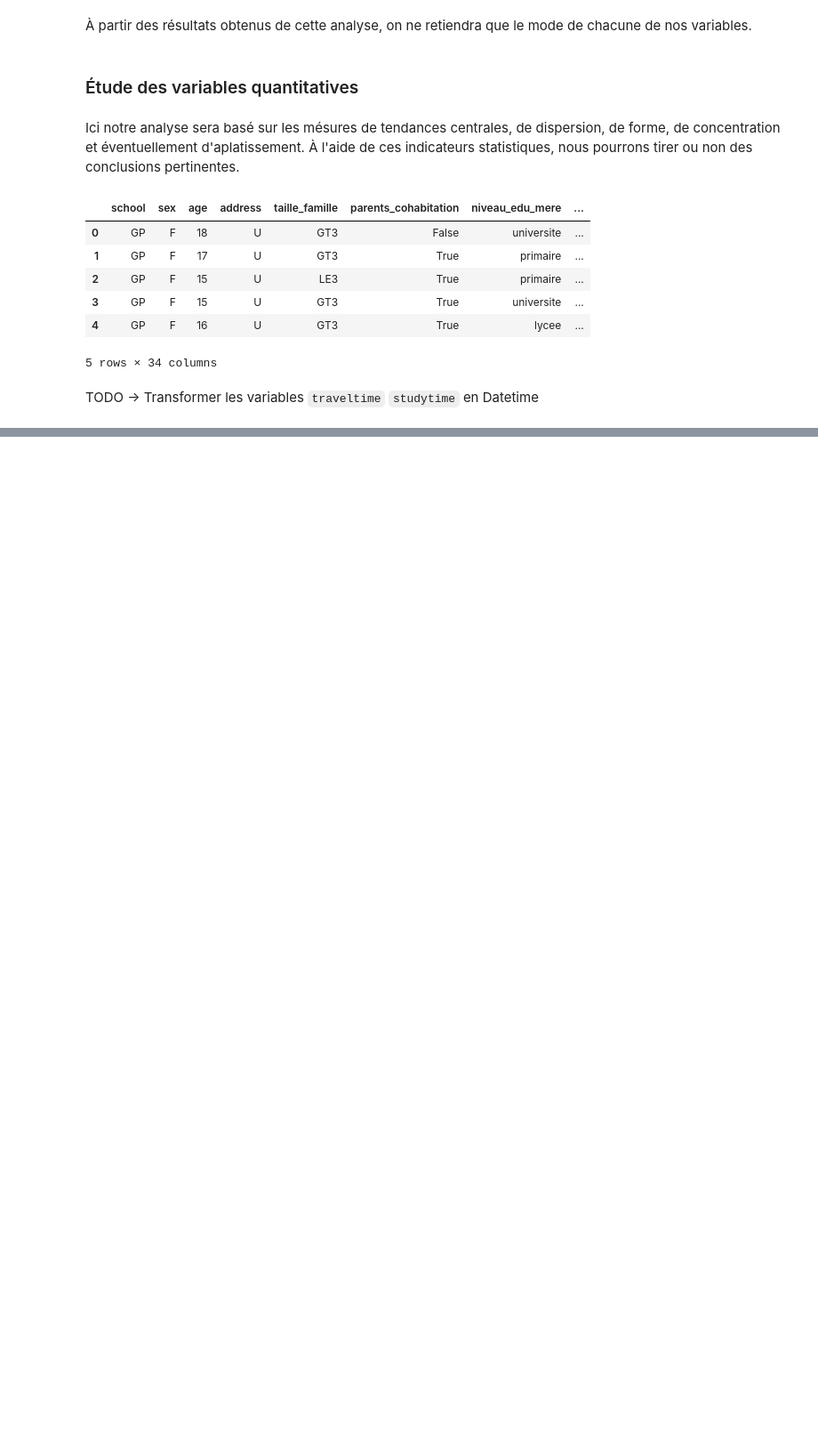
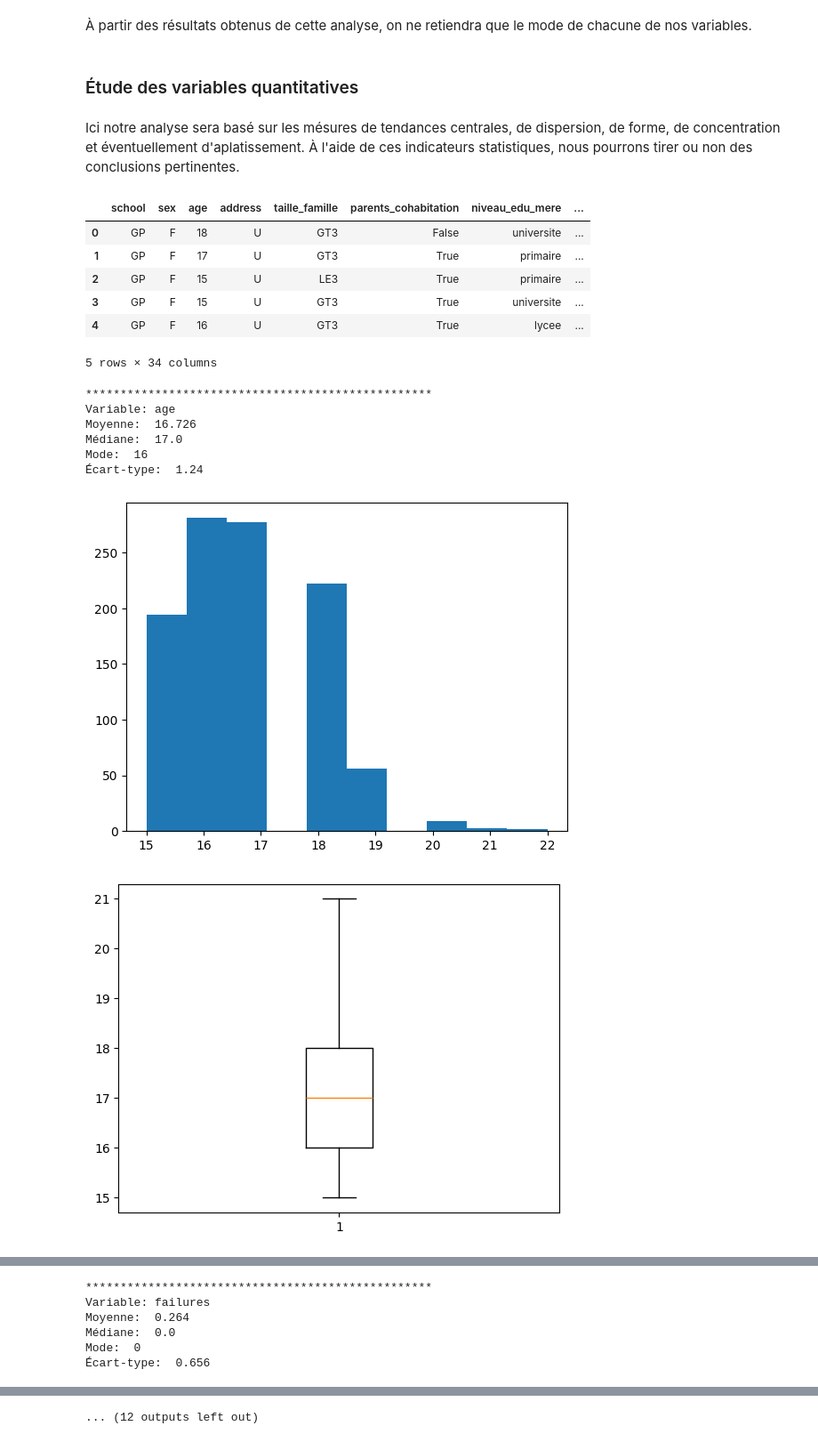
Before and after one commit to chanwinharold/Student_Data_Project, a Jupyter notebook: notebooks/03_statistics.ipynb, the cells around one changed output, grey strips where cells are left out. Shown at 89% size. Drawn from its saved outputs; the diff is of its cells as text; code cells hidden in the pictures; blank space fills up the shorter version.

Commit message:
analyse sur les variables quantitatives[Mise en pose du projet]

````diff
--- a/notebooks/03_statistics.ipynb
+++ b/notebooks/03_statistics.ipynb
@@ -152,7 +152,35 @@ data.head()
 | 3 | GP | F | 15 | U | GT3 | True | universite | ... |
 | 4 | GP | F | 16 | U | GT3 | True | lycee | ... |
 5 rows × 34 columns
-# %% [markdown]
-TODO -> Transformer les variables ```traveltime``` ```studytime``` en Datetime
 # %%
-liste_variables = ["age", "traveltime", "studytime", "failures", "absences", "G1", "G2", "G3"]
+liste_variables = ["age", "failures", "absences", "G1", "G2", "G3"]
+# %%
+for x in liste_variables:
+    print("*"*50)
+    print("Variable:", x)
+    table = data[x]
+
+    print("Moyenne: ", table.mean().round(3))
+    print("Médiane: ", table.median().round(3))
+    print("Mode: ", table.mode()[0])
+
+    print("Écart-type: ", table.std().round(3))
+
+    plt.hist(table)
+    plt.show()
+    plt.boxplot(table, showfliers= False)
+    plt.show()
+    table = table.value_counts()
+    plt.plot(table,table.index)
+    plt.xlabel("count")
+    plt.ylabel(x)
+    plt.show()
+# %% [output]
+**************************************************
+Variable: age
+Moyenne:  16.726
+Médiane:  17.0
+Mode:  16
+Écart-type:  1.24
+[figure, added]
+[figure, added]
@@ -158,0 +188,6 @@ liste_variables = ["age", "traveltime", "studytime", "failures", "absences", "G1
+**************************************************
+Variable: failures
+Moyenne:  0.264
+Médiane:  0.0
+Mode:  0
+Écart-type:  0.656
@@ -158,0 +206 @@ liste_variables = ["age", "traveltime", "studytime", "failures", "absences", "G1
+... (12 outputs left out)
````
Also changed, not shown: parts of 2 cells of this notebook.
